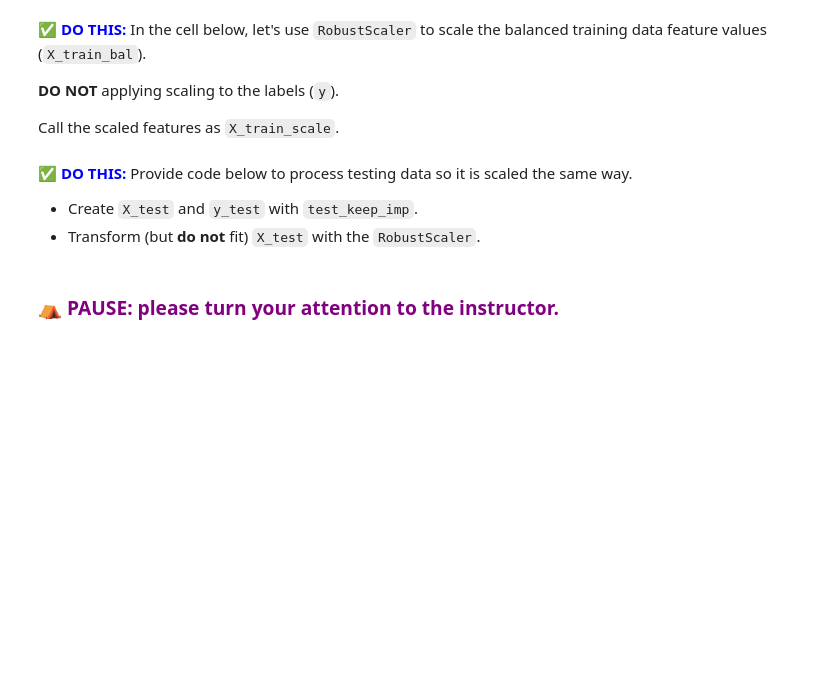
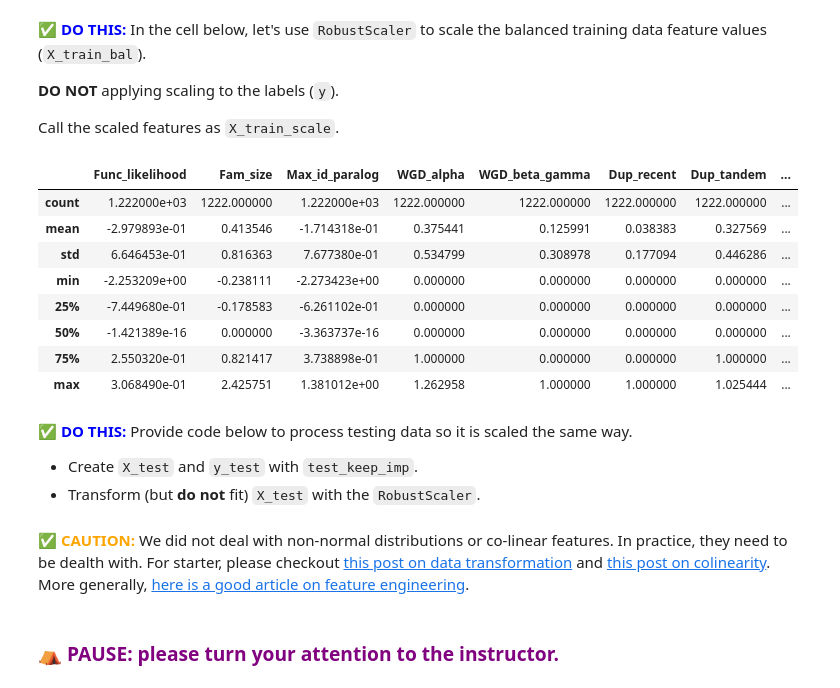
Before and after one commit to ShiuLab/ML_workshop, a Jupyter notebook: _DRAFT_ML_workshop-part_b-in_class.ipynb, the cells around one changed output. Cells and saved outputs as stored; diff of their text form; code cells hidden in the pictures; blank space fills up the shorter version.

```diff
--- a/_DRAFT_ML_workshop-part_b-in_class.ipynb
+++ b/_DRAFT_ML_workshop-part_b-in_class.ipynb
@@ -505,10 +537,26 @@ Call the scaled features as `X_train_scale`.
 # %%
 from sklearn.preprocessing import RobustScaler
 
+# initialize a scaler
 scaler = RobustScaler()
+
+# fit the scaler with training features
 scaler.fit(X_train_bal)
+
+# transform the training feature values with the fitted scaler
 X_train_scale = scaler.transform(X_train_bal)
 X_train_scale = pd.DataFrame(X_train_scale, columns=X_train.columns)
+X_train_scale.describe()
+# %% [output]
+|  | Func_likelihood | Fam_size | Max_id_paralog | WGD_alpha | WGD_beta_gamma | Dup_recent | Dup_tandem | ... |
+| count | 1.222000e+03 | 1222.000000 | 1.222000e+03 | 1222.000000 | 1222.000000 | 1222.000000 | 1222.000000 | ... |
+| mean | -2.979893e-01 | 0.413546 | -1.714318e-01 | 0.375441 | 0.125991 | 0.038383 | 0.327569 | ... |
+| std | 6.646453e-01 | 0.816363 | 7.677380e-01 | 0.534799 | 0.308978 | 0.177094 | 0.446286 | ... |
+| min | -2.253209e+00 | -0.238111 | -2.273423e+00 | 0.000000 | 0.000000 | 0.000000 | 0.000000 | ... |
+| 25% | -7.449680e-01 | -0.178583 | -6.261102e-01 | 0.000000 | 0.000000 | 0.000000 | 0.000000 | ... |
+| 50% | -1.421389e-16 | 0.000000 | -3.363737e-16 | 0.000000 | 0.000000 | 0.000000 | 0.000000 | ... |
+| 75% | 2.550320e-01 | 0.821417 | 3.738898e-01 | 1.000000 | 0.000000 | 0.000000 | 1.000000 | ... |
+| max | 3.068490e-01 | 2.425751 | 1.381012e+00 | 1.262958 | 1.000000 | 1.000000 | 1.025444 | ... |
 # %% [markdown]
 &#9989; **<font color=blue>DO THIS:</font>** Provide code below to process testing data so it is scaled the same way.
 - Create `X_test` and `y_test` with `test_keep_imp`.
@@ -529,5 +577,7 @@ y_test = test_keep_imp.iloc[:,0]
 X_test_scale = scaler.transform(X_test)
 X_test_scale = pd.DataFrame(X_test_scale, columns=X_test.columns)
 ##ANSWER##
+# %% [markdown]
+&#9989; **<font color=orange>CAUTION:</font>** We did not deal with non-normal distributions or co-linear features. In practice, they need to be dealth with. For starter, please checkout [this post on data transformation](https://www.analyticsvidhya.com/blog/2020/07/types-of-feature-transformation-and-scaling/) and [this post on colinearity](https://towardsdatascience.com/multicollinearity-in-data-science-c5f6c0fe6edf). More generally, [here is a good article on feature engineering](https://machinelearningmastery.com/discover-feature-engineering-how-to-engineer-features-and-how-to-get-good-at-it/).
 # %% [markdown]
 ### &#9978; **<font color=purple>PAUSE: please turn your attention to the instructor. </font>**
```
Also changed, not shown: parts of 80 cells of this notebook, 4 other files.
